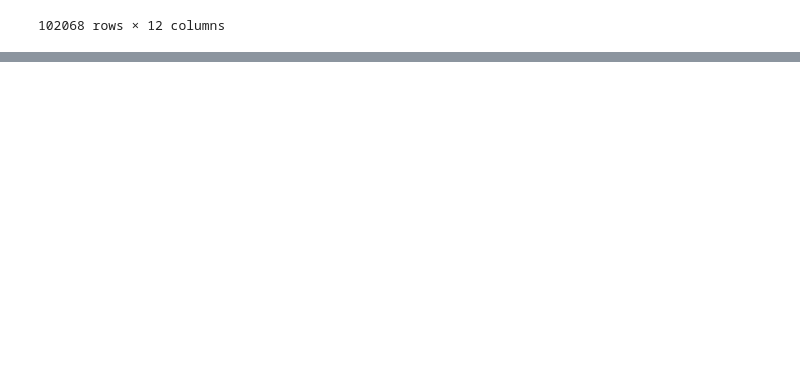
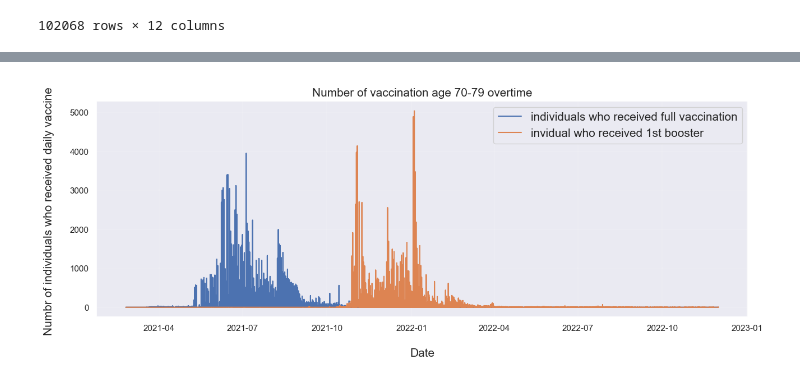
Before and after one commit to isaackong87/hia302_project, a Jupyter notebook: data_wrangler_irfan.ipynb, the cells around one changed output, grey strips where cells are left out. Saved outputs shown, nothing was run; the diff lists cells and outputs as text; code cells hidden in the pictures; blank space fills up the shorter version.

```diff
--- a/data_wrangler_irfan.ipynb
+++ b/data_wrangler_irfan.ipynb
@@ -198,0 +238,15 @@ df2.describe()
+# %%
+#to check number of people vaccine age 70-79 compare full vaccine and booster
+
+plt.figure(figsize=(15,5))
+plt.title ("Number of vaccination age 70-79 overtime", fontsize=15)
+plt.xlabel("\nDate",size=15)
+plt.ylabel("Numbr of individuals who received daily vaccine \n",size=15)
+plt.grid(linewidth =0.2)
+
+plt.plot(df2.date, df2.full_70_79,label="individuals who received full vaccination")
+plt.plot(df2.date, df2.booster_70_79, label ="invidual who received 1st booster")
+plt.legend(fontsize="15")
+plt.show()
+# %% [output]
+[figure, added]
```
Also changed, not shown: parts of 10 cells of this notebook.
